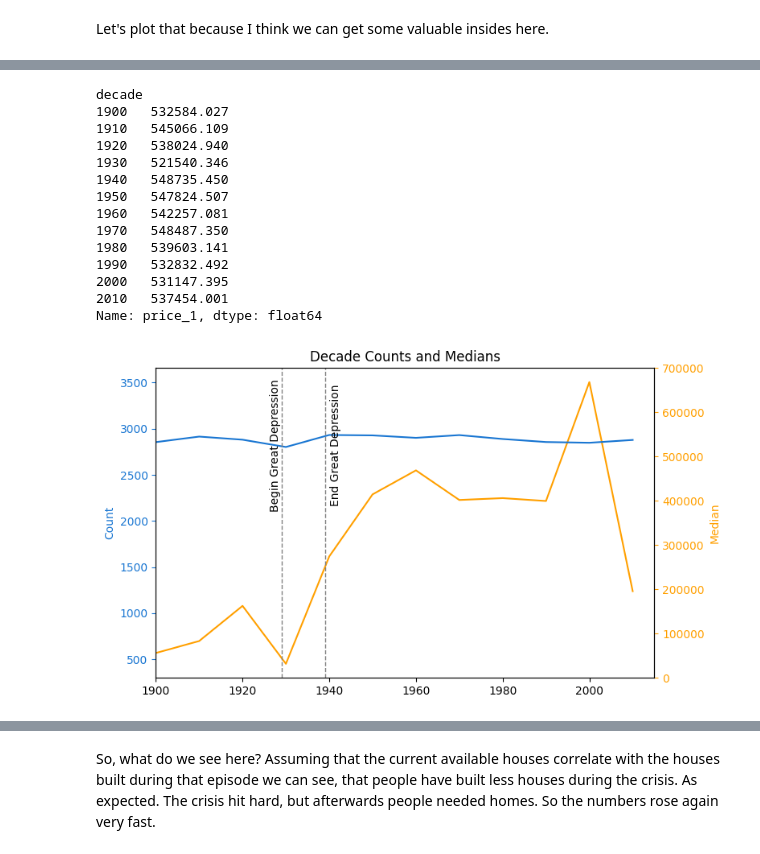
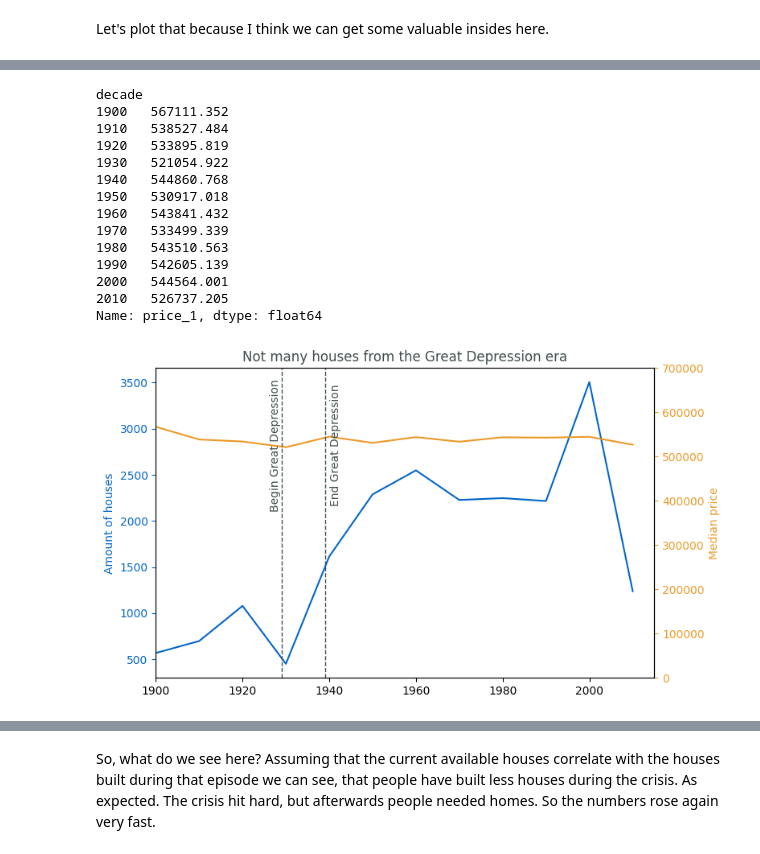
Before and after one commit to merekat/ds-eda-project-template, a Jupyter notebook: EDA.ipynb, the cells around one changed output, grey strips where cells are left out. Cells and saved outputs as stored; diff of their text form; code cells hidden in the pictures.

```diff
--- a/EDA.ipynb
+++ b/EDA.ipynb
@@ -95,15 +95,12 @@ print(f"{mode_sales} is one of the most often appearing house_id. It appears {am
 # %% [markdown]
 Now we merge all doublets into on row but create additional rows to store the data points of the doubles' column values of price and date.
 # %%
-df_sales = df_sales.sort_values(by='date')
-df_sales
-
 df_sales = df_sales.sort_values(by='date')
 
 new_df = pd.DataFrame({
     'house_id': df_sales['house_id'].unique(),
     'price_1': df_sales.groupby('house_id')['price'].first(),
-    'date_1': df_sales.groupby('house_id')['price'].first()
+    'date_1': df_sales.groupby('house_id')['date'].first()
 })
 
 # Add price_2 and price_3 columns
@@ -509,42 +499,42 @@ decade_medians = df_greatdepression.groupby('decade')['price_1'].mean()
 print(decade_medians)
 # %% [output]
 decade
-1900   532584.027
-1910   545066.109
-1920   538024.940
-1930   521540.346
-1940   548735.450
-1950   547824.507
-1960   542257.081
-1970   548487.350
-1980   539603.141
-1990   532832.492
-2000   531147.395
-2010   537454.001
+1900   567111.352
+1910   538527.484
+1920   533895.819
+1930   521054.922
+1940   544860.768
+1950   530917.018
+1960   543841.432
+1970   533499.339
+1980   543510.563
+1990   542605.139
+2000   544564.001
+2010   526737.205
 Name: price_1, dtype: float64
 # %%
 fig, ax1 = plt.subplots()
 
-ax1.plot(decade_counts.index, decade_counts.values, label='Decade Counts', color='#ffa000')
-ax1.set_ylabel('Count', color='#1976d2')
-ax1.tick_params('y', colors='#1976d2')
+ax1.plot(decade_counts.index, decade_counts.values, label='Decade Counts', color='#0366C9')
+ax1.set_ylabel('Amount of houses', color='#0366C9')
+ax1.tick_params('y', colors='#0366C9')
 
 ax2 = ax1.twinx()
 
-ax2.plot(decade_medians.index, decade_medians.values, label='Decade Medians', color='#1976d2')
-ax2.set_ylabel('Median', color='#ffa000')
-ax2.tick_params('y', colors='#ffa000')
+ax2.plot(decade_medians.index, decade_medians.values, label='Decade Medians', color='#EC9A29')
+ax2.set_ylabel('Median price', color='#EC9A29')
+ax2.tick_params('y', colors='#EC9A29')
 
-ax1.set_title('Decade Counts and Medians')
+ax1.set_title('Not many houses from the Great Depression era', color='#404E4D')
 
 plt.xlim(1900, 2015)
 plt.ylim(0, 700000)
 
-plt.axvline(x=1929, color='gray', linewidth=1, linestyle='--')
-plt.axvline(x=1939, color='gray', linewidth=1, linestyle='--')
-plt.text(.24, 0.75, 'Begin Great Depression', rotation=90, ha='center', va='center', transform=plt.gca().transAxes)
-plt.text(.36, 0.75, 'End Great Depression', rotation=90, ha='center', va='center', transform=plt.gca().transAxes)
+plt.axvline(x=1929, color='#404E4D', linewidth=1, linestyle='--')
+plt.axvline(x=1939, color='#404E4D', linewidth=1, linestyle='--')
+plt.text(.24, 0.75, 'Begin Great Depression', rotation=90, ha='center', va='center', transform=plt.gca().transAxes, color='#404E4D')
+plt.text(.36, 0.75, 'End Great Depression', rotation=90, ha='center', va='center', transform=plt.gca().transAxes, color='#404E4D')
 
 plt.show()
 # %% [output]
-[figure, old version]
+[figure, new version]
```
Also changed, not shown: parts of 35 cells of this notebook.
